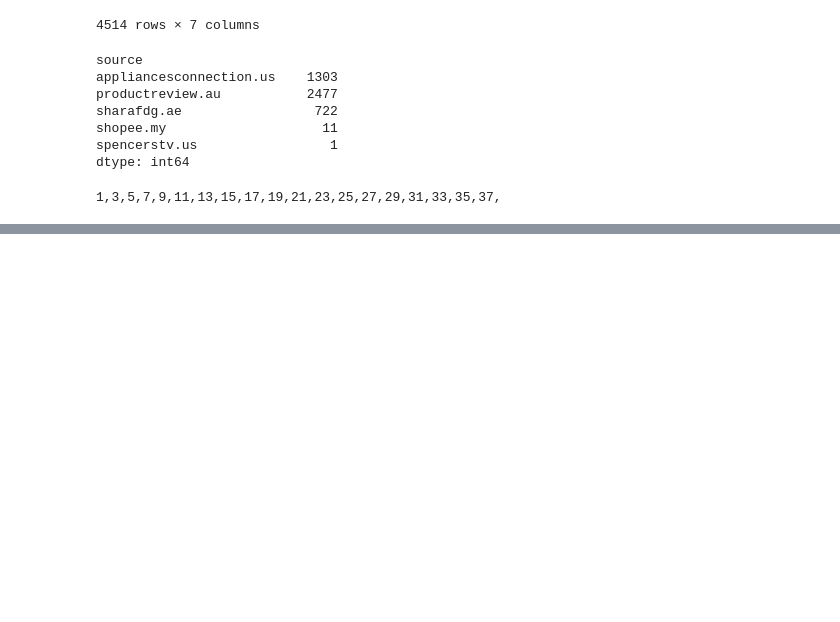
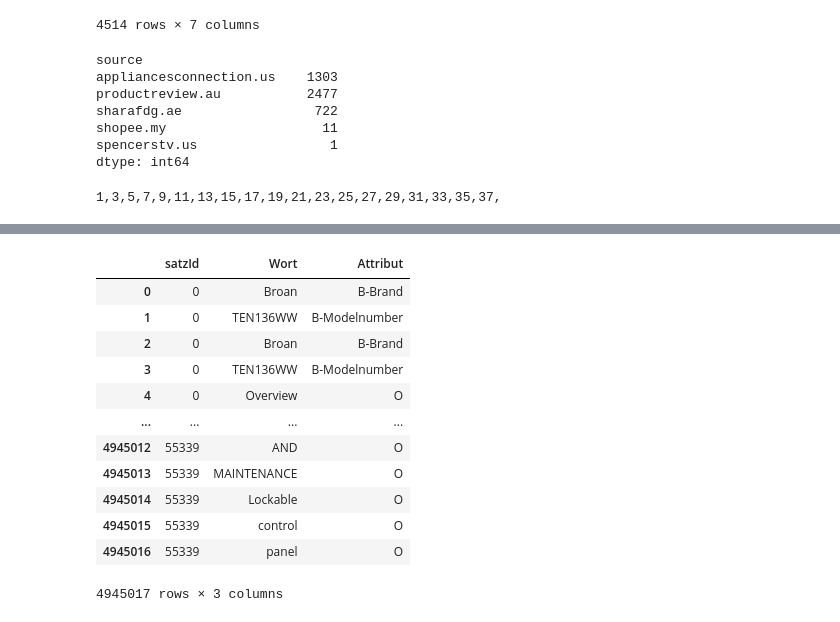
Before and after one commit to thilobru/BigData, a Jupyter notebook: datatest.ipynb, the cells around one changed output, grey strips where cells are left out. Drawn from its saved outputs; the diff is of its cells as text; code cells hidden in the pictures; blank space fills up the shorter version.

```diff
--- a/datatest.ipynb
+++ b/datatest.ipynb
@@ -73,0 +111,23 @@ for i in range(1,39):
+# %%
+##################
+###trainingdata###
+##################
+import pandas as pd
+
+df = pd.read_csv('Daten/trainingdata300.csv',escapechar="\\",sep=",",error_bad_lines=False,warn_bad_lines=False)
+
+df
+# %% [output]
+|  | satzId | Wort | Attribut |
+| 0 | 0 | Broan | B-Brand |
+| 1 | 0 | TEN136WW | B-Modelnumber |
+| 2 | 0 | Broan | B-Brand |
+| 3 | 0 | TEN136WW | B-Modelnumber |
+| 4 | 0 | Overview | O |
+| ... | ... | ... | ... |
+| 4945012 | 55339 | AND | O |
+| 4945013 | 55339 | MAINTENANCE | O |
+| 4945014 | 55339 | Lockable | O |
+| 4945015 | 55339 | control | O |
+| 4945016 | 55339 | panel | O |
+4945017 rows × 3 columns
```
Also changed, not shown: parts of 2 cells of this notebook, 6 other files.
